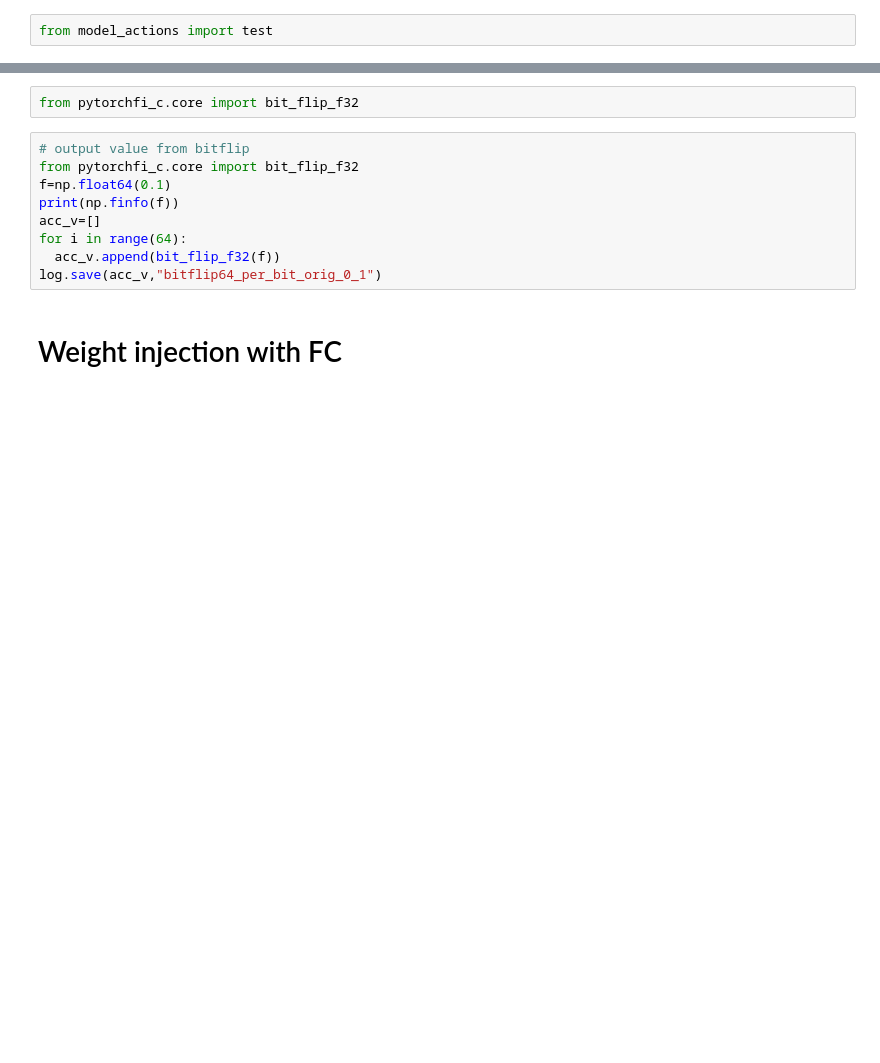
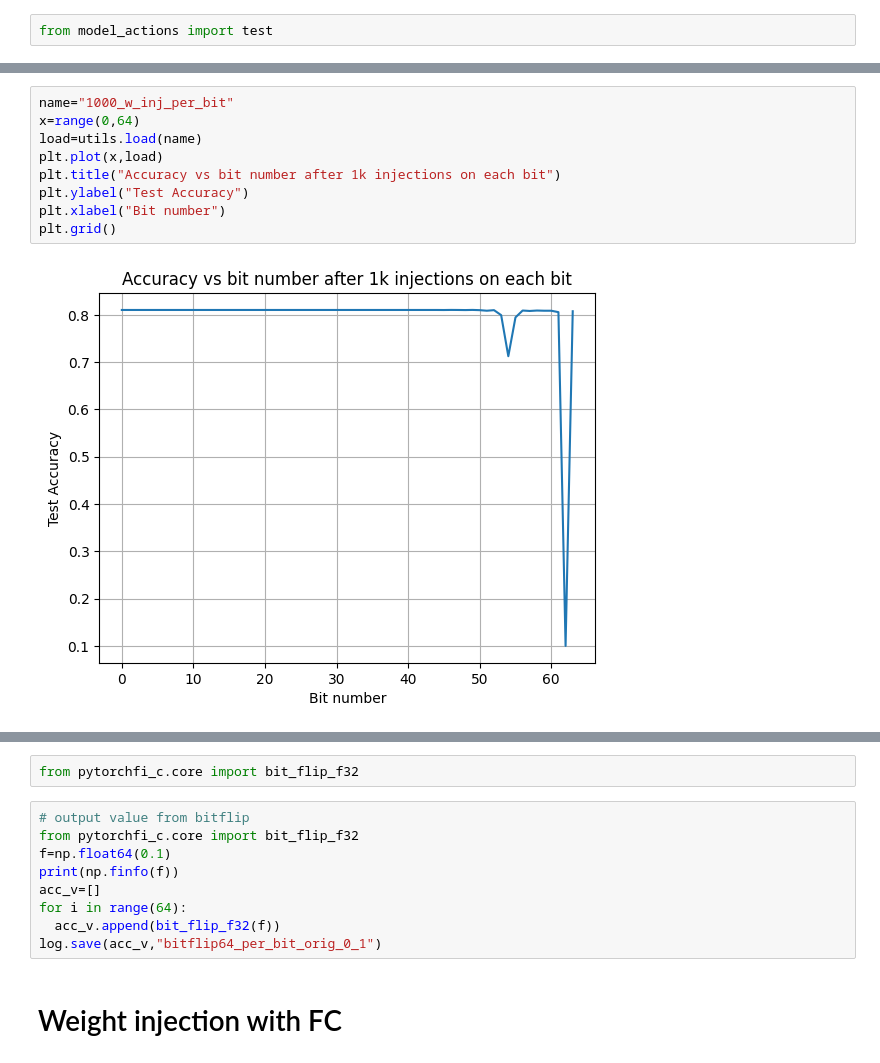
Before and after one commit to ceronvgabriel/MSc_Thesis_v2, a Jupyter notebook: weight_injections.ipynb, the cells around one changed output, grey strips where cells are left out. Cells and saved outputs as stored; diff of their text form; blank space fills up the shorter version.

```diff
--- a/weight_injections.ipynb
+++ b/weight_injections.ipynb
@@ -611,0 +672,11 @@ fig.savefig("images/"+name+".png")
+# %%
+name="1000_w_inj_per_bit"
+x=range(0,64)
+load=utils.load(name)
+plt.plot(x,load)
+plt.title("Accuracy vs bit number after 1k injections on each bit")
+plt.ylabel("Test Accuracy")
+plt.xlabel("Bit number")
+plt.grid()
+# %% [output]
+[figure, added]
```
Also changed, not shown: parts of 13 cells of this notebook, 5 other files.
